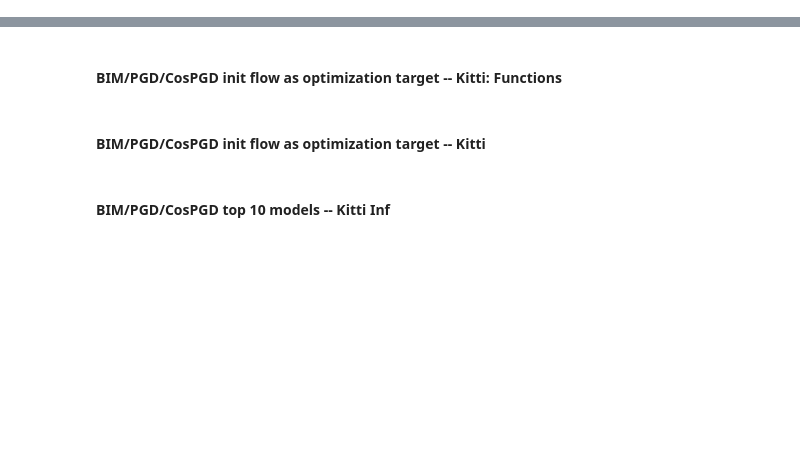
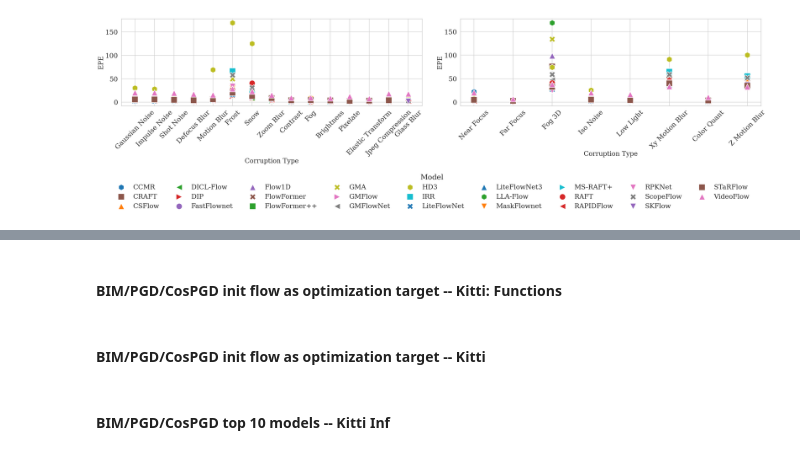
Before and after one commit to shashankskagnihotri/benchmarking_robustness, a Jupyter notebook: optical_flow_estimation/outputs/plotting.ipynb, the cells around one changed output, grey strips where cells are left out. Drawn from its saved outputs; the diff is of its cells as text; code cells hidden in the pictures; blank space fills up the shorter version.

```diff
--- a/optical_flow_estimation/outputs/plotting.ipynb
+++ b/optical_flow_estimation/outputs/plotting.ipynb
@@ -102,0 +367,82 @@ for model in model_names_mapping.keys():
+# %%
+sns.set_theme(context="talk", style="whitegrid", font='serif', font_scale=1.5)
+model_list = model_names_mapping.keys()
+# Increase figure size
+fig, axes = plt.subplots(1, 2, figsize=(36, 9))  # Adjust the figure size to increase the plot area
+
+corruptions = ['common_corruptions', '3dcc']
+
+for ax, corruption in zip(axes.flatten(), corruptions):
+    data = df.query("(attack == '{}') and dataset == 'kitti-2015' and (checkpoint == 'kitti' or checkpoint == 'mixed') and model in @model_list or (attack == 'none' and (checkpoint == 'kitti' or checkpoint == 'mixed') and model in @model_list)".format(corruption))
+    # Replace model names with pretty names
+    data['pretty_model_name'] = data['model'].apply(lambda x: model_names_mapping.get(x, x))
+
+    # Apply marker styles based on the model
+    data['marker'] = data['model'].apply(lambda x: marker_styles.get(x, 'o'))  # Default marker is 'o'
+
+    if corruption=='common_corruptions':
+        # Apply pretty formatting to the 'name' column and handle non-string cases
+        data['pretty_name'] = data['name'].apply(lambda x: x.replace('_', ' ').title() if isinstance(x, str) else x)
+    else:
+        model_mapping = {model: idx for idx, model in enumerate(data['pretty_model_name'].unique())}
+        data['model_position'] = data['pretty_model_name'].map(model_mapping)
+
+        data['pretty_name'] = data['3dcc_corruption'].apply(lambda x: x.replace('_', ' ').title() if isinstance(x, str) else x)
+
+
+
+    # Create the scatter plot manually to apply custom markers and colors
+    for model in data['model'].unique():
+        model_data = data[data['model'] == model]
+        pretty_model_name = model_names_mapping.get(model, model)
+        marker = marker_styles.get(model, 'o')  # Get marker for the model
+        color = color_map.get(model)  # Get color from the color map
+
+        sns.scatterplot(
+            data=model_data,
+            #x='pretty_name' if corruption=='common_corruptions' else 'model_position',         # Use formatted 'pretty_name' as the x-axis
+            x='pretty_name',         # Use formatted 'pretty_name' as the x-axis
+            y='epe',                 # 'epe' as the y-axis
+            label=pretty_model_name,
+            marker=marker,           # Apply custom marker for each model
+            color=color,             # Apply custom color for each model
+            s=500,                    # Marker size
+            ax=ax
+        )
+
+    # Customize the plot
+    #ax.set_xticks(rotation=45, fontsize=8, ha='right')  # Rotate x-axis labels, smaller font, and right-align for better readability
+    #plt.xticks(rotation=45, fontsize=12, ha='right')  # Rotate x-axis labels, smaller font, and right-align for better readability
+    ax.xaxis.set_tick_params(rotation=45)
+    ax.set_xlabel('Corruption Type', fontsize=24)  # X-axis label with smaller font size
+
+    ax.set_ylabel('EPE', fontsize=24)  # Y-axis label with smaller font size
+    ax.grid(True, axis='y')  # Show grid lines for the y-axis
+    handles, labels = ax.get_legend_handles_labels()
+    ax.legend('', frameon=False)
+
+# Adjust legend
+#plt.xticks(rotation=45, fontsize=8, ha='right')  # Rotate x-axis labels, smaller font, and right-align for better readability
+fig.legend(handles, labels,title='Model', bbox_to_anchor=(0.5, -0.21), loc='lower center', ncol=9, frameon=False)
+fig.tight_layout()
+    #plt.title(title)  # Title with slightly larger font
+
+# Scale down the legend font size and move it further down
+'''
+plt.legend(
+    title='Model',
+    bbox_to_anchor=(0.5, -0.35),  # Adjust the second value to move the legend down
+    loc='upper center',
+    ncol=4,
+    frameon=False,
+    fontsize='xx-small',
+    handletextpad=0.5,        # Reduce spacing between the legend icon and text
+    labelspacing=0.4          # Reduce vertical space between legend entries
+)
+'''
+
+# Save the plot with reduced padding
+plt.tight_layout(pad=2)
+plt.savefig('shashank_plots/2d_3d_cc.pdf', dpi=300, bbox_inches='tight')
+plt.show()
+# %% [output]
@@ -102,0 +466 @@ for model in model_names_mapping.keys():
+[figure, added]
```
Also changed, not shown: parts of 15 cells of this notebook, 19 other files.
